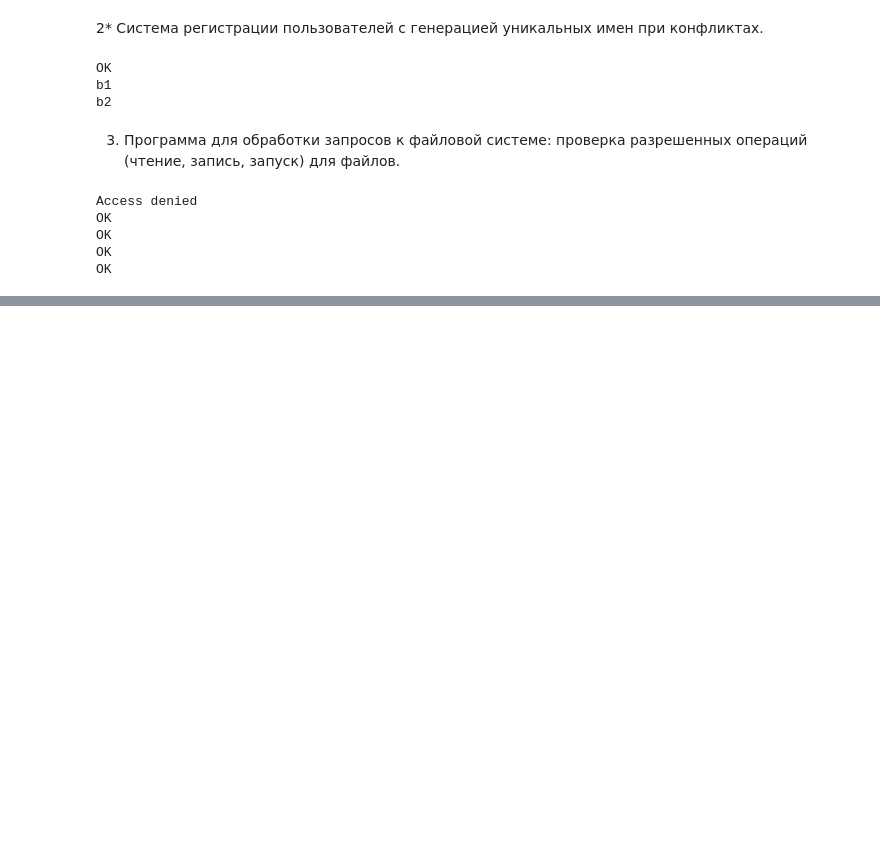
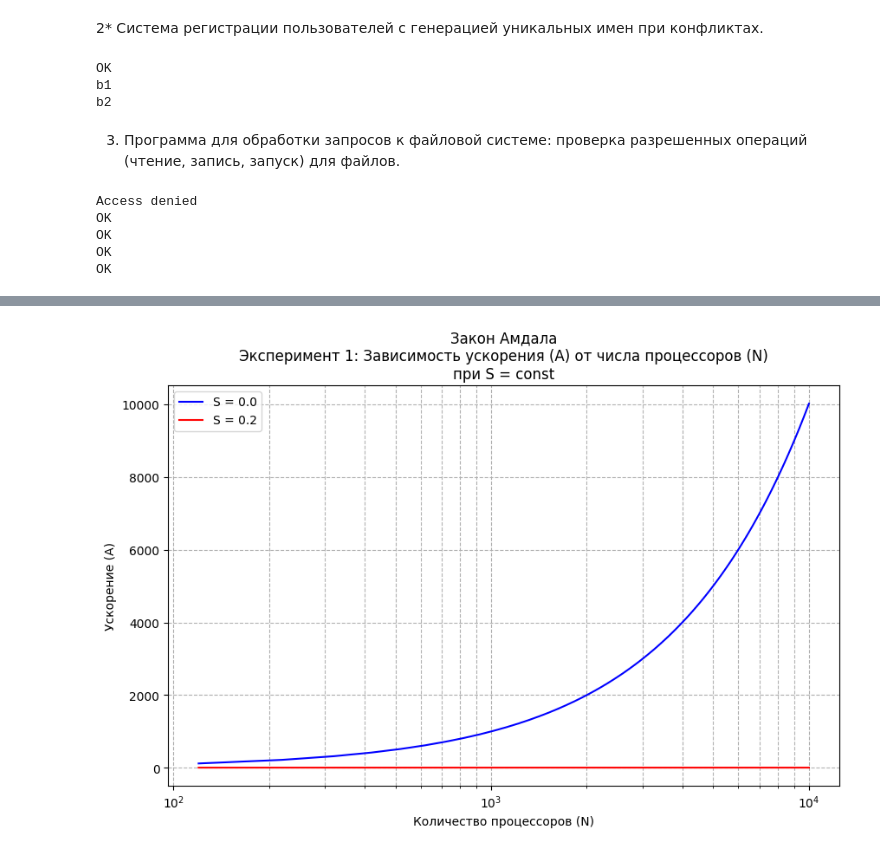
Before and after one commit to hungdev1602/Big-Data-MIREA, a Jupyter notebook: practice1.ipynb, the cells around one changed output, grey strips where cells are left out. Drawn from its saved outputs; the diff is of its cells as text; code cells hidden in the pictures; blank space fills up the shorter version.

```diff
--- a/practice1.ipynb
+++ b/practice1.ipynb
@@ -263,0 +303,81 @@ OK
+# %%
+import numpy as np
+import matplotlib.pyplot as plt
+
+# Функция для расчета ускорения по закону Амдала
+def amdahl_law(n, s):
+    return n / (n * s + (1 - s))
+
+# ==================================================
+# ЭКСПЕРИМЕНТ 1: S = const, N = var
+# ==================================================
+s1_exp1 = 0.0
+s2_exp1 = 0.2
+n0_exp1 = 120
+dn_exp1 = 100
+nk_exp1 = 10000
+
+# Создаем массив значений N
+N_values_exp1 = np.arange(n0_exp1, nk_exp1 + dn_exp1, dn_exp1)
+
+# Рассчитываем ускорение для двух значений S
+A_s1_exp1 = amdahl_law(N_values_exp1, s1_exp1)
+A_s2_exp1 = amdahl_law(N_values_exp1, s2_exp1)
+
+# Строим график для Эксперимента 1
+plt.figure(figsize=(10, 6))
+plt.plot(N_values_exp1, A_s1_exp1, label=f'S = {s1_exp1}', color='blue')
+plt.plot(N_values_exp1, A_s2_exp1, label=f'S = {s2_exp1}', color='red')
+
+plt.title('Закон Амдала\nЭксперимент 1: Зависимость ускорения (A) от числа процессоров (N)\nпри S = const')
+plt.xlabel('Количество процессоров (N)')
+plt.ylabel('Ускорение (A)')
+plt.grid(True, which="both", ls="--")
+plt.legend()
+plt.xscale('log') # Логарифмическая шкала для наглядности
+plt.show()
+
+# ==================================================
+# ЭКСПЕРИМЕНТ 2: N = const, S = var
+# ==================================================
+n1_exp2 = 50
+n2_exp2 = 100
+s0_exp2 = 0.0
+ds_exp2 = 0.0025
+sk_exp2 = 1.0
+
+# Создаем массив значений S
+S_values_exp2 = np.arange(s0_exp2, sk_exp2 + ds_exp2, ds_exp2)
+
+# Рассчитываем ускорение для двух значений N
+A_n1_exp2 = amdahl_law(n1_exp2, S_values_exp2)
+A_n2_exp2 = amdahl_law(n2_exp2, S_values_exp2)
+
+# Строим график для Эксперимента 2
+plt.figure(figsize=(10, 6))
+plt.plot(S_values_exp2, A_n1_exp2, label=f'N = {n1_exp2}', color='green')
+plt.plot(S_values_exp2, A_n2_exp2, label=f'N = {n2_exp2}', color='orange')
+
+plt.title('Закон Амдала\nЭксперимент 2: Зависимость ускорения (A) от доли последовательных операций (S)\nпри N = const')
+plt.xlabel('Доля последовательных операций (S)')
+plt.ylabel('Ускорение (A)')
+plt.grid(True, which="both", ls="--")
+plt.legend()
+plt.show()
+
+# Вывод результатов в табличной форме для проверки
+print("Результаты расчета для Эксперимента 1 (первые 5 значений):")
+print("N\t\tA(S=0.0)\tA(S=0.2)")
+for i in range(5):
+    print(f"{N_values_exp1[i]}\t\t{A_s1_exp1[i]:.2f}\t\t{A_s2_exp1[i]:.2f}")
+
+print("\n... и так далее до N=10000")
+
+print("\nРезультаты расчета для Эксперимента 2 (первые 5 значений):")
+print("S\t\tA(N=50)\t\tA(N=100)")
+for i in range(5):
+    print(f"{S_values_exp2[i]:.4f}\t\t{A_n1_exp2[i]:.2f}\t\t{A_n2_exp2[i]:.2f}")
+
+print("\n... и так далее до S=1.0")
+# %% [output]
+[figure, added]
```
Also changed, not shown: parts of 3 cells of this notebook.
